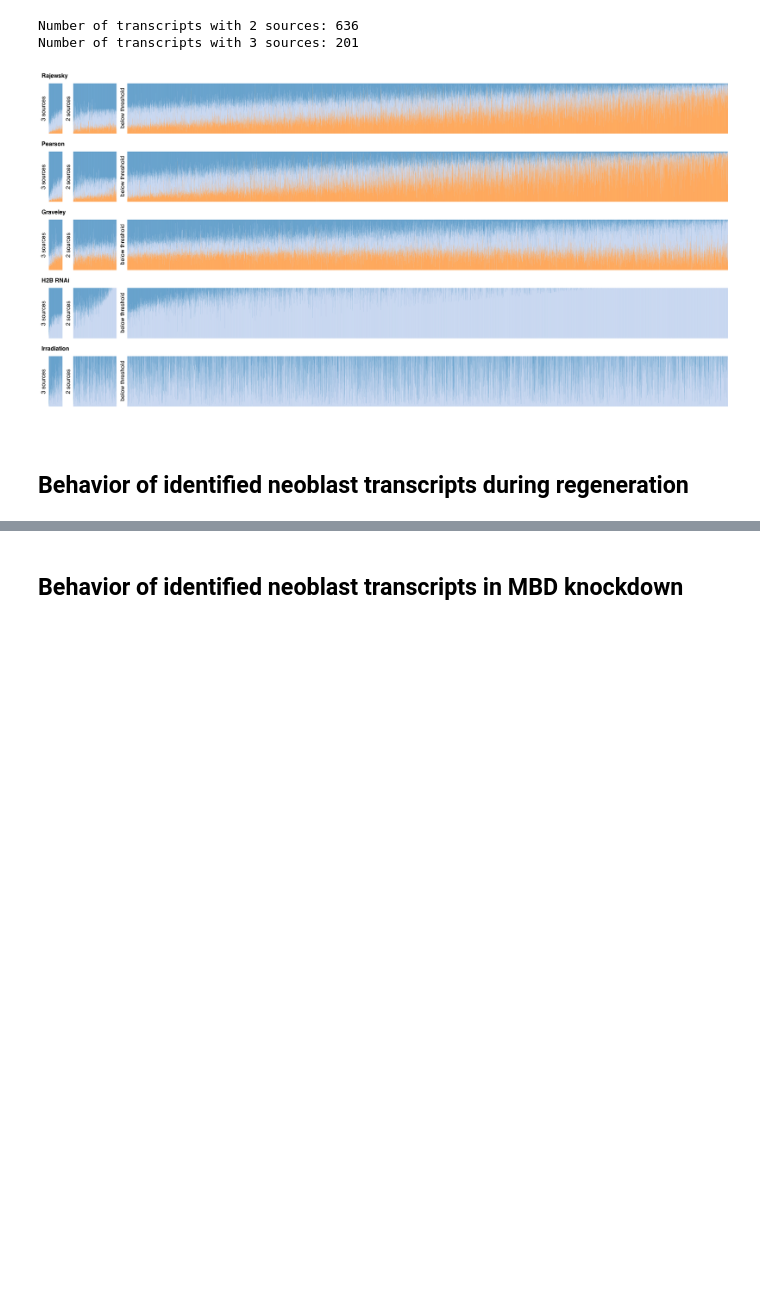
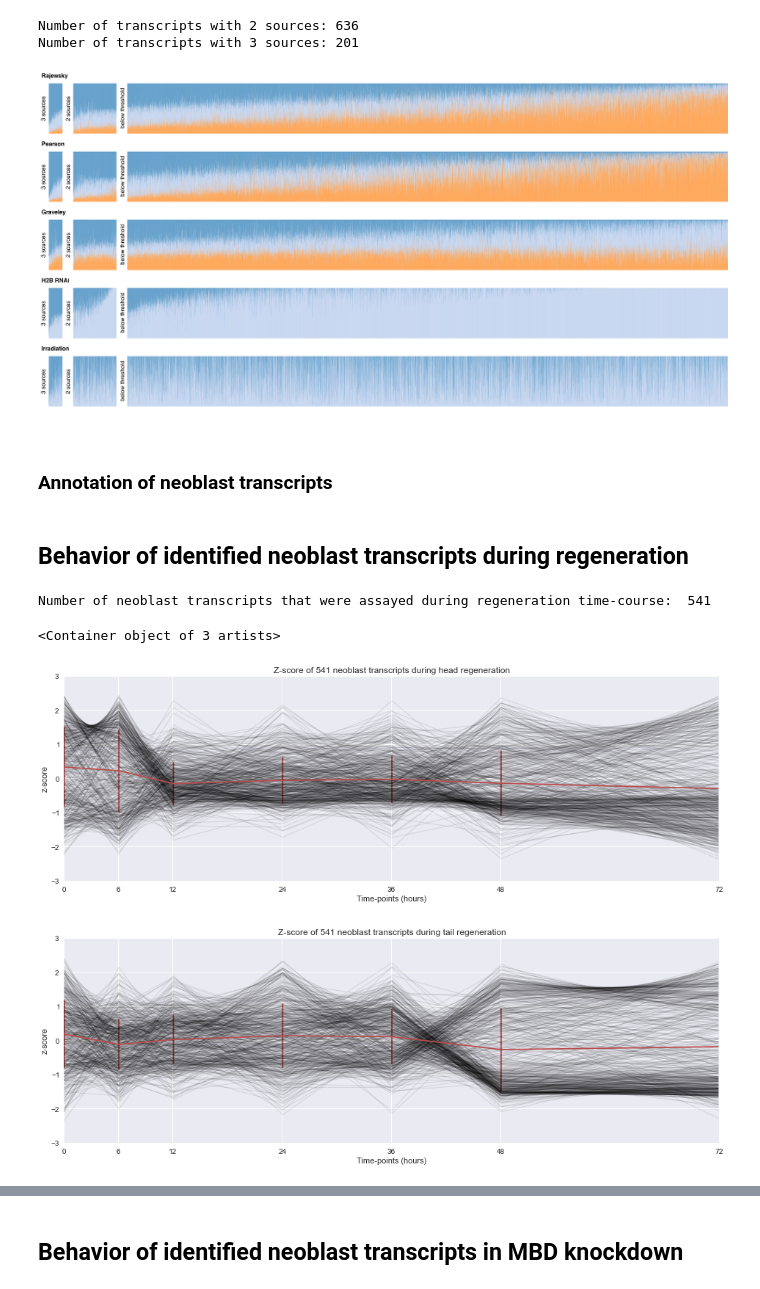
Before and after one commit to damiankao/smed-neoblast-analysis, a Jupyter notebook: Neoblast.ipynb, the cells around one changed output, grey strips where cells are left out. Cells and saved outputs as stored; diff of their text form; code cells hidden in the pictures; blank space fills up the shorter version.

Commit message:
regeneration

```diff
--- a/Neoblast.ipynb
+++ b/Neoblast.ipynb
@@ -731,5 +712,74 @@ Image(filename='neoProp2.png')
 Number of transcripts with 2 sources: 636
 Number of transcripts with 3 sources: 201
 [figure]
+# %% [markdown]
+### Annotation of neoblast transcripts
+# %%
+anno = dict([(x.strip().split('\n')[0].split('\t')[0],[l.strip().split('\t')[1:] for l in x.strip().split('\n')])\
+             for x in open('resource/transcriptome_smed_consolidated.renamed.clean.smed.blast','r').read().strip().split('#')[:-1]])
+
+final_neoblast = data2Order[:]
+final_neoblast.extend(data3Order)
+final_neoblast = [tids[x] for x in final_neoblast]
+
+annoOut = open('neoblast.clean.blast','w')
+for tid in final_neoblast:
+    if anno.has_key(tid):
+        annoOut.write(tid + "\n")
+        for item in anno[tid]:
+            annoOut.write('\t'.join(item) + "\n")
+        annoOut.write('\n')
+annoOut.close()
 # %% [markdown]
 ## Behavior of identified neoblast transcripts during regeneration
+# %%
+regenRaw = [x.strip().split('\t') for x in open('resource/regen.zscore','r')]
+header = [int(x) for x in regenRaw[0][2:]]
+headZscore = [[x[0]] + x[2:] for x in regenRaw if x[1] == 'head']
+tailZscore = [[x[0]] + x[2:] for x in regenRaw if x[1] == 'tail']
+
+headNeoZscore = [x for x in headZscore if x[0] in final_neoblast]
+tailNeoZscore = [x for x in tailZscore if x[0] in final_neoblast]
+
+headAvg = []
+headError = []
+
+tailAvg = []
+tailError = []
+for i in range(len(header)):
+    timeData= [float(x[i+1]) for x in headNeoZscore]
+    avg = np.mean(timeData)
+    std = np.std(timeData)
+    headAvg.append(avg)
+    headError.append(std)
+
+    timeData= [float(x[i+1]) for x in tailNeoZscore]
+    avg = np.mean(timeData)
+    std = np.std(timeData)
+    tailAvg.append(avg)
+    tailError.append(std)
+
+print 'Number of neoblast transcripts that were assayed during regeneration time-course: ', len(headNeoZscore)
+
+plt.figure(figsize=[16,5])
+plt.title('Z-score of ' + str(len(headNeoZscore)) + ' neoblast transcripts during head regeneration')
+plt.xticks(header)
+plt.xlabel('Time-points (hours)')
+plt.ylabel('z-score')
+for t in headNeoZscore:
+    plt.plot(header, [float(x) for x in t[1:]],color='black',alpha=0.1,linewidth=1)
+plt.errorbar(header, headAvg, yerr=headError, color='#BA4C4C')
+
+plt.figure(figsize=[16,5])
+plt.title('Z-score of ' + str(len(headNeoZscore)) + ' neoblast transcripts during tail regeneration')
+plt.xticks(header)
+plt.xlabel('Time-points (hours)')
+plt.ylabel('z-score')
+for t in tailNeoZscore:
+    plt.plot(header, [float(x) for x in t[1:]],color='black',alpha=0.1,linewidth=1)
+plt.errorbar(header, tailAvg, yerr=tailError, color='#BA4C4C')
+# %% [output]
+Number of neoblast transcripts that were assayed during regeneration time-course:  541
+<Container object of 3 artists>
+[figure, added]
+[figure, added]
```
Also changed, not shown: parts of 6 cells of this notebook, 7 other files.
